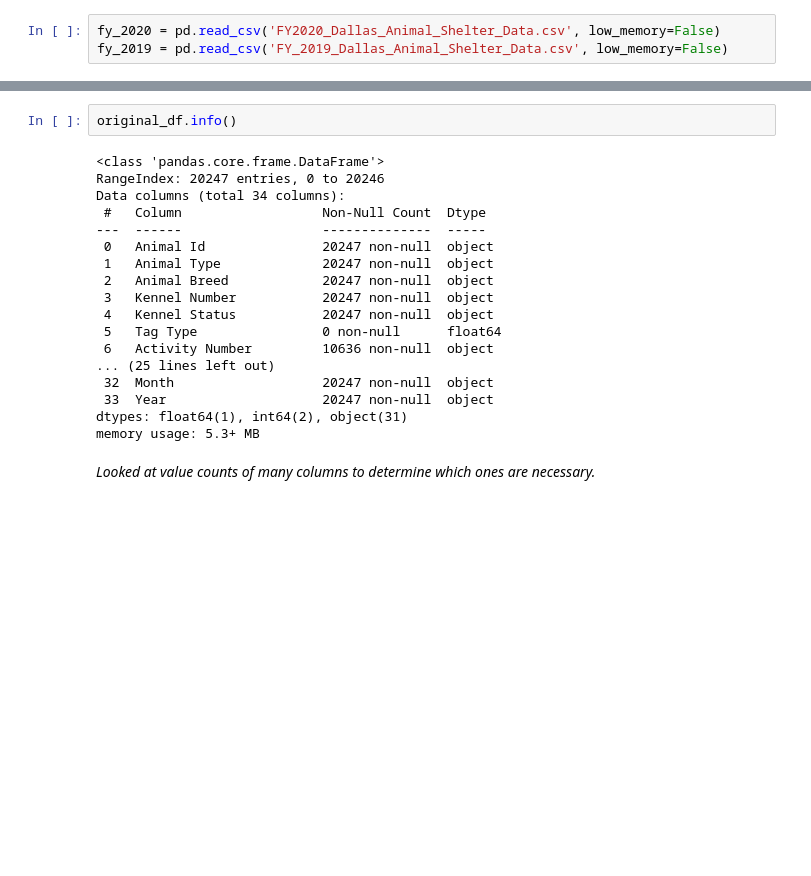
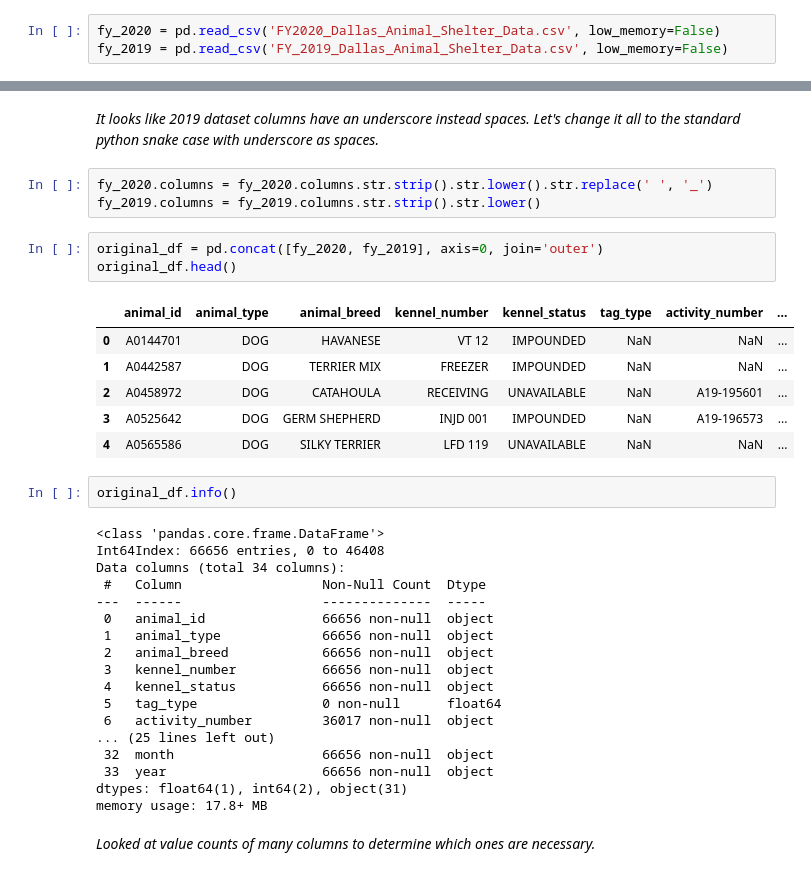
Before and after one commit to cwong690/Dallas-Paws, a Jupyter notebook: dallas_animals.ipynb, the cells around one changed output, grey strips where cells are left out. Drawn from its saved outputs; the diff is of its cells as text; blank space fills up the shorter version.

Commit message:
clean col names and concat the datasets

```diff
--- a/dallas_animals.ipynb
+++ b/dallas_animals.ipynb
@@ -52,23 +86,38 @@ original_df = fy_2020.
+# %% [markdown]
+_It looks like 2019 dataset columns have an underscore instead spaces. Let's change it all to the standard python snake case with underscore as spaces._
+# %%
+fy_2020.columns = fy_2020.columns.str.strip().str.lower().str.replace(' ', '_')
+fy_2019.columns = fy_2019.columns.str.strip().str.lower()
+# %%
+original_df = pd.concat([fy_2020, fy_2019], axis=0, join='outer')
+original_df.head()
+# %% [output]
+|  | animal_id | animal_type | animal_breed | kennel_number | kennel_status | tag_type | activity_number | ... |
+| 0 | A0144701 | DOG | HAVANESE | VT 12 | IMPOUNDED | NaN | NaN | ... |
+| 1 | A0442587 | DOG | TERRIER MIX | FREEZER | IMPOUNDED | NaN | NaN | ... |
+| 2 | A0458972 | DOG | CATAHOULA | RECEIVING | UNAVAILABLE | NaN | A19-195601 | ... |
+| 3 | A0525642 | DOG | GERM SHEPHERD | INJD 001 | IMPOUNDED | NaN | A19-196573 | ... |
+| 4 | A0565586 | DOG | SILKY TERRIER | LFD 119 | UNAVAILABLE | NaN | NaN | ... |
 # %%
 original_df.info()
 # %% [output]
 <class 'pandas.core.frame.DataFrame'>
-RangeIndex: 20247 entries, 0 to 20246
+Int64Index: 66656 entries, 0 to 46408
 Data columns (total 34 columns):
  #   Column                  Non-Null Count  Dtype
 ---  ------                  --------------  -----
- 0   Animal Id               20247 non-null  object
- 1   Animal Type             20247 non-null  object
- 2   Animal Breed            20247 non-null  object
- 3   Kennel Number           20247 non-null  object
- 4   Kennel Status           20247 non-null  object
- 5   Tag Type                0 non-null      float64
- 6   Activity Number         10636 non-null  object
+ 0   animal_id               66656 non-null  object
+ 1   animal_type             66656 non-null  object
+ 2   animal_breed            66656 non-null  object
+ 3   kennel_number           66656 non-null  object
+ 4   kennel_status           66656 non-null  object
+ 5   tag_type                0 non-null      float64
+ 6   activity_number         36017 non-null  object
 ... (25 lines left out)
- 32  Month                   20247 non-null  object
- 33  Year                    20247 non-null  object
+ 32  month                   66656 non-null  object
+ 33  year                    66656 non-null  object
 dtypes: float64(1), int64(2), object(31)
-memory usage: 5.3+ MB
+memory usage: 17.8+ MB
 # %% [markdown]
 _Looked at value counts of many columns to determine which ones are necessary._
 # %% [markdown]
```
Also changed, not shown: parts of 6 cells of this notebook.
